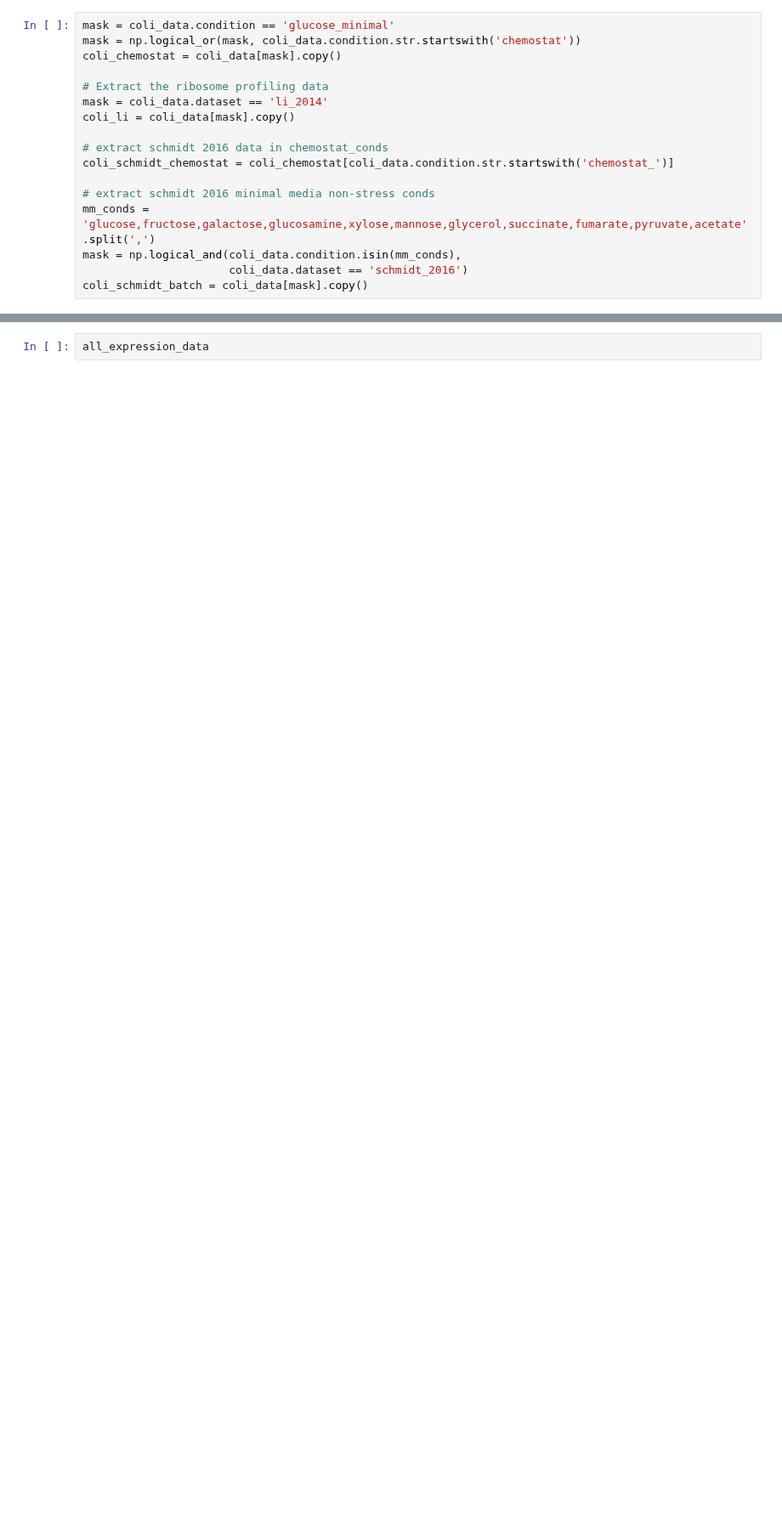
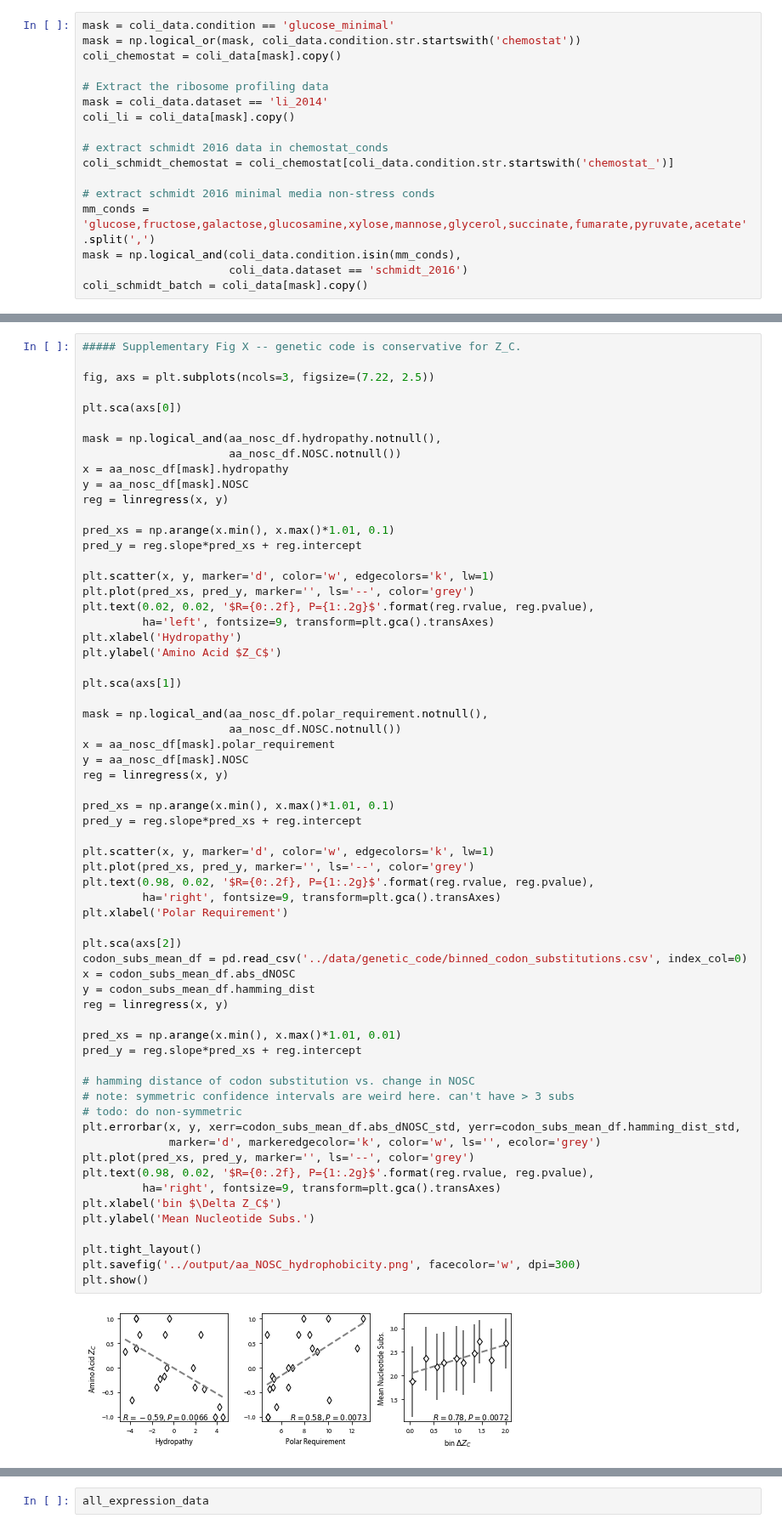
Before and after one commit to flamholz/redox-proteome, a Jupyter notebook: notebooks/AllFigures.ipynb, the cells around one changed output, grey strips where cells are left out. Shown at 85% size. Drawn from its saved outputs; the diff is of its cells as text; blank space fills up the shorter version.

```diff
--- a/notebooks/AllFigures.ipynb
+++ b/notebooks/AllFigures.ipynb
@@ -519,3 +387,68 @@ plt.show()
+# %%
+##### Supplementary Fig X -- genetic code is conservative for Z_C.
+
+fig, axs = plt.subplots(ncols=3, figsize=(7.22, 2.5))
+
+plt.sca(axs[0])
+
+mask = np.logical_and(aa_nosc_df.hydropathy.notnull(),
+                      aa_nosc_df.NOSC.notnull())
+x = aa_nosc_df[mask].hydropathy
+y = aa_nosc_df[mask].NOSC
+reg = linregress(x, y)
+
+pred_xs = np.arange(x.min(), x.max()*1.01, 0.1)
+pred_y = reg.slope*pred_xs + reg.intercept
+
+plt.scatter(x, y, marker='d', color='w', edgecolors='k', lw=1)
+plt.plot(pred_xs, pred_y, marker='', ls='--', color='grey')
+plt.text(0.02, 0.02, '$R={0:.2f}, P={1:.2g}$'.format(reg.rvalue, reg.pvalue),
+         ha='left', fontsize=9, transform=plt.gca().transAxes)
+plt.xlabel('Hydropathy')
+plt.ylabel('Amino Acid $Z_C$')
+
+plt.sca(axs[1])
+
+mask = np.logical_and(aa_nosc_df.polar_requirement.notnull(),
+                      aa_nosc_df.NOSC.notnull())
+x = aa_nosc_df[mask].polar_requirement
+y = aa_nosc_df[mask].NOSC
+reg = linregress(x, y)
+
+pred_xs = np.arange(x.min(), x.max()*1.01, 0.1)
+pred_y = reg.slope*pred_xs + reg.intercept
+
+plt.scatter(x, y, marker='d', color='w', edgecolors='k', lw=1)
+plt.plot(pred_xs, pred_y, marker='', ls='--', color='grey')
+plt.text(0.98, 0.02, '$R={0:.2f}, P={1:.2g}$'.format(reg.rvalue, reg.pvalue),
+         ha='right', fontsize=9, transform=plt.gca().transAxes)
+plt.xlabel('Polar Requirement')
+
+plt.sca(axs[2])
+codon_subs_mean_df = pd.read_csv('../data/genetic_code/binned_codon_substitutions.csv', index_col=0)
+x = codon_subs_mean_df.abs_dNOSC
+y = codon_subs_mean_df.hamming_dist
+reg = linregress(x, y)
+
+pred_xs = np.arange(x.min(), x.max()*1.01, 0.01)
+pred_y = reg.slope*pred_xs + reg.intercept
+
+# hamming distance of codon substitution vs. change in NOSC
+# note: symmetric confidence intervals are weird here. can't have > 3 subs
+# todo: do non-symmetric
+plt.errorbar(x, y, xerr=codon_subs_mean_df.abs_dNOSC_std, yerr=codon_subs_mean_df.hamming_dist_std,
+             marker='d', markeredgecolor='k', color='w', ls='', ecolor='grey')
+plt.plot(pred_xs, pred_y, marker='', ls='--', color='grey')
+plt.text(0.98, 0.02, '$R={0:.2f}, P={1:.2g}$'.format(reg.rvalue, reg.pvalue),
+         ha='right', fontsize=9, transform=plt.gca().transAxes)
+plt.xlabel('bin $\Delta Z_C$')
+plt.ylabel('Mean Nucleotide Subs.')
+
+plt.tight_layout()
+plt.savefig('../output/aa_NOSC_hydrophobicity.png', facecolor='w', dpi=300)
+plt.show()
+# %% [output]
+[figure, added]
 # %%
 # Prepare data for membrane protein supplementary figure
 # 1. Calculate the fraction of measured C atoms that are in the membrane
```
Also changed, not shown: parts of 12 cells of this notebook, 8 other files.
